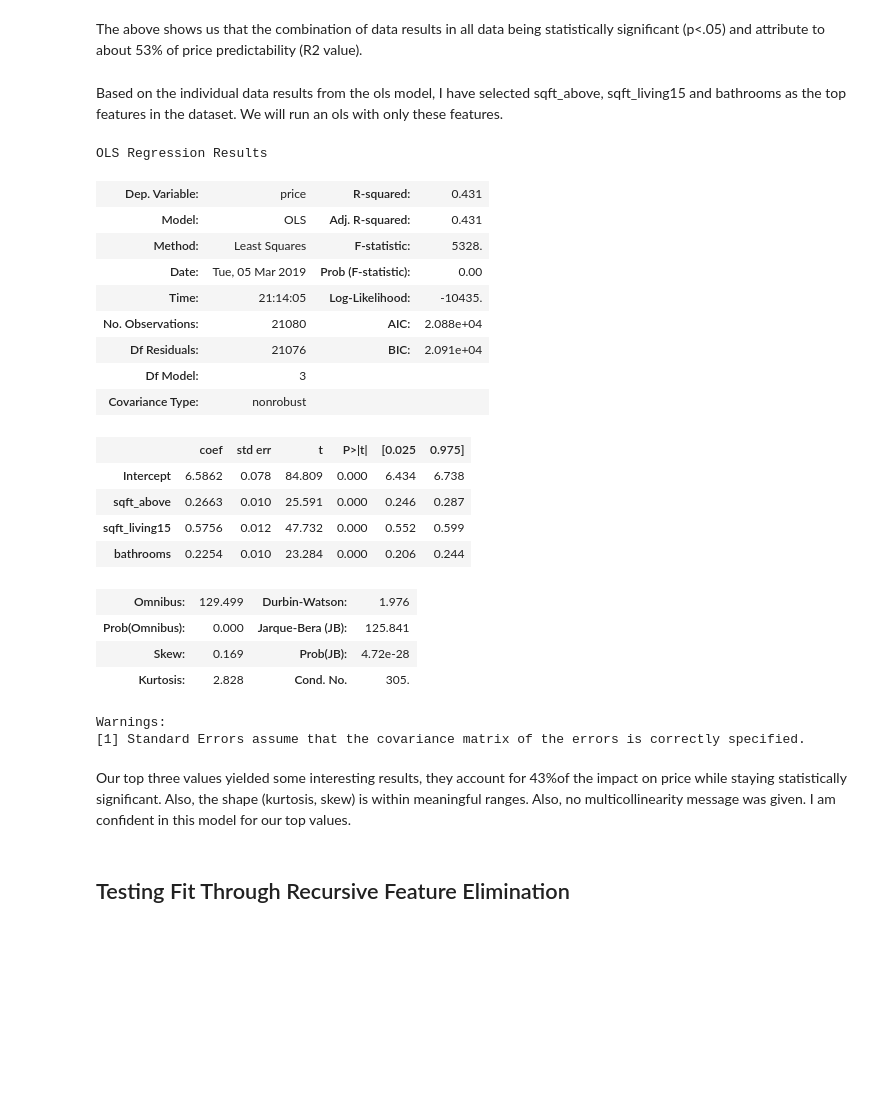
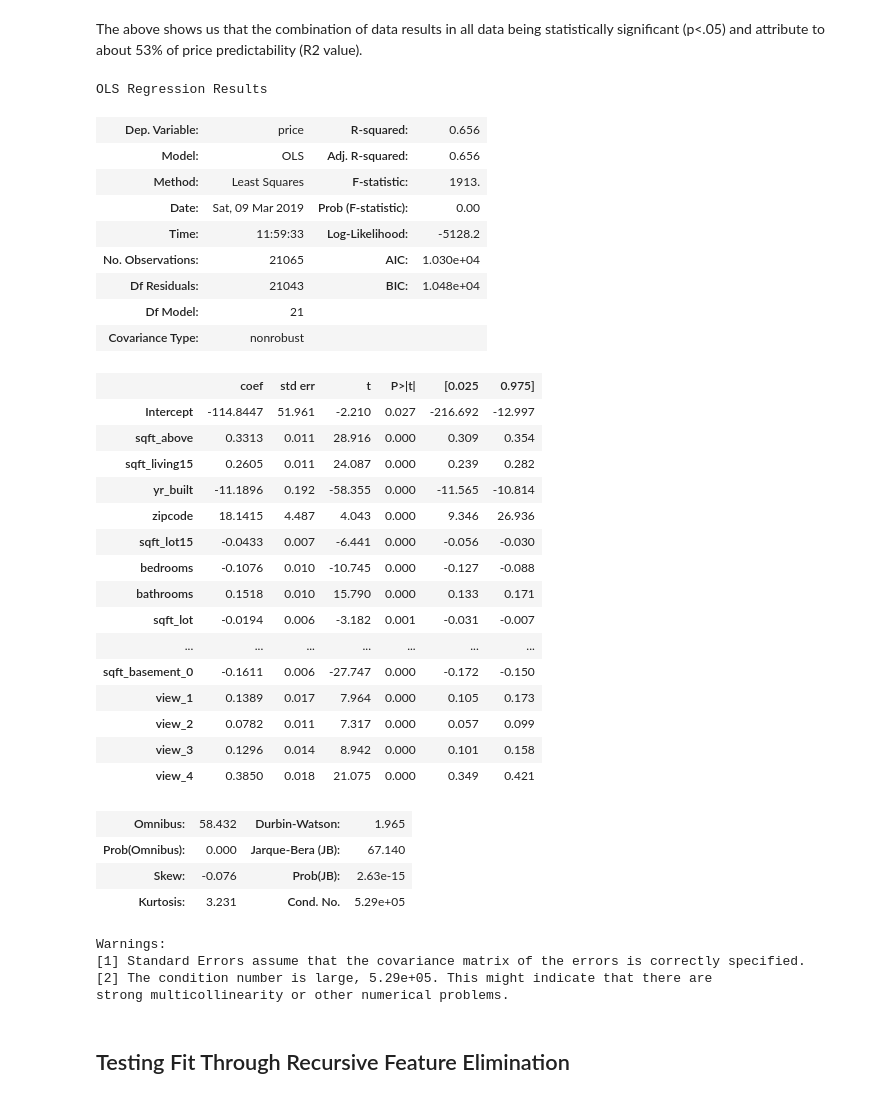
Before and after one commit to Jason-M-Richards/Predicting-King-County-Housing-Prices-via-Linear-Regression, a Jupyter notebook: student.ipynb, the cells around one changed output. Cells and saved outputs as stored; diff of their text form; code cells hidden in the pictures; blank space fills up the shorter version.

```diff
--- a/student.ipynb
+++ b/student.ipynb
@@ -127,8 +127,6 @@ The date is set as a mm/dd/yyyy format and the '/' have saved these values as ob
 # %%
 #convert date feature to a datetime object
 pd.to_datetime(df.date)
-#create new feature pulling the month from the datetime object
-df['month']=pd.DatetimeIndex(df['date']).month
 df.head()
 # %% [output]
 |  | id | date | price | bedrooms | bathrooms | sqft_living | sqft_lot | floors | waterfront | view | ... |
@@ -307,0 +340,2 @@ Observations from scatter matrix visualization:
+# %%
+df.drop(df.index[[1717,15856,9705,13451,20436,3910,7245,9245,7640,7762,17305]], inplace=True)
@@ -315,7 +372,6 @@ df.view=df.view.astype('category', inplace = True)
 df.grade=df.grade.astype('category', inplace=True)
 df.condition=df.condition.astype('category', inplace=True)
 df.floors=df.floors.astype('category', inplace=True)
-df.month=df.month.astype('category', inplace=True)
 df.yr_renovated=df.yr_renovated.astype('category', inplace=True)
 df.sqft_basement=df.sqft_basement.astype('category', inplace=True)
 # %%
@@ -494,37 +571,46 @@ Warnings:
 strong multicollinearity or other numerical problems.
 # %% [markdown]
 The above shows us that the combination of data results in all data being statistically significant (p<.05) and attribute to about 53% of price predictability (R2 value).
-# %% [markdown]
-Based on the individual data results from the ols model, I have selected sqft_above, sqft_living15 and bathrooms as the top features in the dataset. We will run an ols with only these features.
 # %%
 import statsmodels.api as sm
 from statsmodels.formula.api import ols
-formula = 'price~sqft_above+sqft_living15+bathrooms'
+formula = 'price~sqft_above+sqft_living15+yr_built+zipcode+sqft_lot15+bedrooms+bathrooms+sqft_lot+grade_6+grade_7+grade_8+grade_9+grade_10+grade_11+grade_12+grade_13+sqft_basement_0+view_1+view_2+view_3+view_4'
 model=ols(formula, data=df).fit()
 model.summary()
 # %% [output]
 OLS Regression Results
-| Dep. Variable: | price | R-squared: | 0.431 |
-| Model: | OLS | Adj. R-squared: | 0.431 |
-| Method: | Least Squares | F-statistic: | 5328. |
-| Date: | Tue, 05 Mar 2019 | Prob (F-statistic): | 0.00 |
-| Time: | 21:14:05 | Log-Likelihood: | -10435. |
-| No. Observations: | 21080 | AIC: | 2.088e+04 |
-| Df Residuals: | 21076 | BIC: | 2.091e+04 |
-| Df Model: | 3 |  |  |
+| Dep. Variable: | price | R-squared: | 0.656 |
+| Model: | OLS | Adj. R-squared: | 0.656 |
+| Method: | Least Squares | F-statistic: | 1913. |
+| Date: | Sat, 09 Mar 2019 | Prob (F-statistic): | 0.00 |
+| Time: | 11:59:33 | Log-Likelihood: | -5128.2 |
+| No. Observations: | 21065 | AIC: | 1.030e+04 |
+| Df Residuals: | 21043 | BIC: | 1.048e+04 |
+| Df Model: | 21 |  |  |
 | Covariance Type: | nonrobust |  |  |
 |  | coef | std err | t | P>|t| | [0.025 | 0.975] |
-| Intercept | 6.5862 | 0.078 | 84.809 | 0.000 | 6.434 | 6.738 |
-| sqft_above | 0.2663 | 0.010 | 25.591 | 0.000 | 0.246 | 0.287 |
-| sqft_living15 | 0.5756 | 0.012 | 47.732 | 0.000 | 0.552 | 0.599 |
-| bathrooms | 0.2254 | 0.010 | 23.284 | 0.000 | 0.206 | 0.244 |
+| Intercept | -114.8447 | 51.961 | -2.210 | 0.027 | -216.692 | -12.997 |
+| sqft_above | 0.3313 | 0.011 | 28.916 | 0.000 | 0.309 | 0.354 |
+| sqft_living15 | 0.2605 | 0.011 | 24.087 | 0.000 | 0.239 | 0.282 |
+| yr_built | -11.1896 | 0.192 | -58.355 | 0.000 | -11.565 | -10.814 |
+| zipcode | 18.1415 | 4.487 | 4.043 | 0.000 | 9.346 | 26.936 |
+| sqft_lot15 | -0.0433 | 0.007 | -6.441 | 0.000 | -0.056 | -0.030 |
+| bedrooms | -0.1076 | 0.010 | -10.745 | 0.000 | -0.127 | -0.088 |
+| bathrooms | 0.1518 | 0.010 | 15.790 | 0.000 | 0.133 | 0.171 |
+| sqft_lot | -0.0194 | 0.006 | -3.182 | 0.001 | -0.031 | -0.007 |
+| ... | ... | ... | ... | ... | ... | ... |
+| sqft_basement_0 | -0.1611 | 0.006 | -27.747 | 0.000 | -0.172 | -0.150 |
+| view_1 | 0.1389 | 0.017 | 7.964 | 0.000 | 0.105 | 0.173 |
+| view_2 | 0.0782 | 0.011 | 7.317 | 0.000 | 0.057 | 0.099 |
+| view_3 | 0.1296 | 0.014 | 8.942 | 0.000 | 0.101 | 0.158 |
+| view_4 | 0.3850 | 0.018 | 21.075 | 0.000 | 0.349 | 0.421 |
-| Omnibus: | 129.499 | Durbin-Watson: | 1.976 |
-| Prob(Omnibus): | 0.000 | Jarque-Bera (JB): | 125.841 |
-| Skew: | 0.169 | Prob(JB): | 4.72e-28 |
-| Kurtosis: | 2.828 | Cond. No. | 305. |
+| Omnibus: | 58.432 | Durbin-Watson: | 1.965 |
+| Prob(Omnibus): | 0.000 | Jarque-Bera (JB): | 67.140 |
+| Skew: | -0.076 | Prob(JB): | 2.63e-15 |
+| Kurtosis: | 3.231 | Cond. No. | 5.29e+05 |
 Warnings:
 [1] Standard Errors assume that the covariance matrix of the errors is correctly specified.
+[2] The condition number is large, 5.29e+05. This might indicate that there are
+strong multicollinearity or other numerical problems.
-# %% [markdown]
-Our top three values yielded some interesting results, they account for 43%of the impact on price while staying statistically significant. Also, the shape (kurtosis, skew) is within meaningful ranges. Also, no multicollinearity message was given. I am confident in this model for our top values.
 # %% [markdown]
 ## Testing Fit Through Recursive Feature Elimination
```
Also changed, not shown: parts of 39 cells of this notebook, 5 other files.
